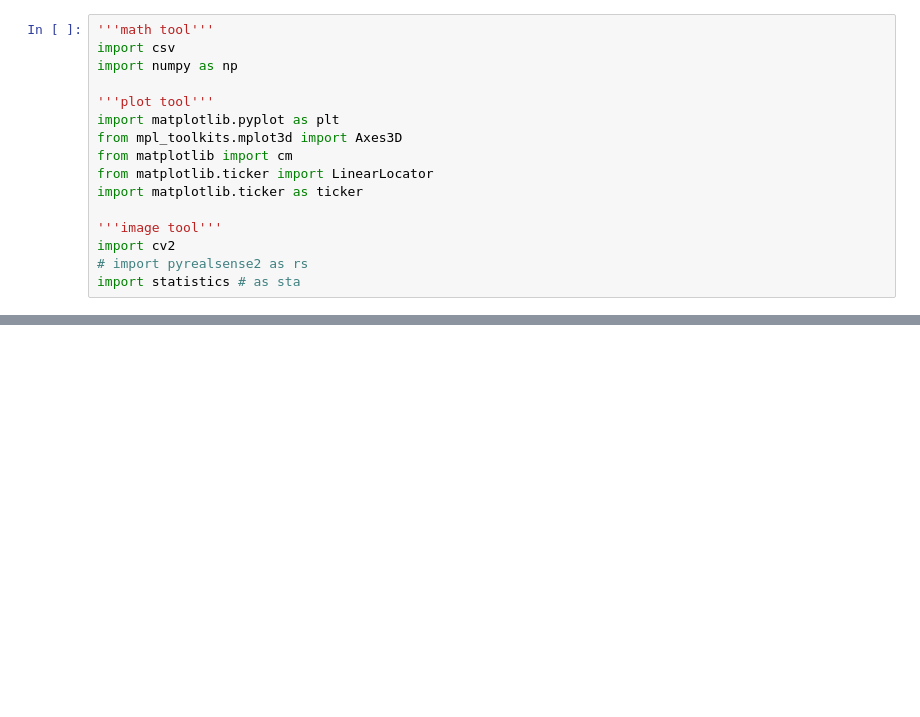
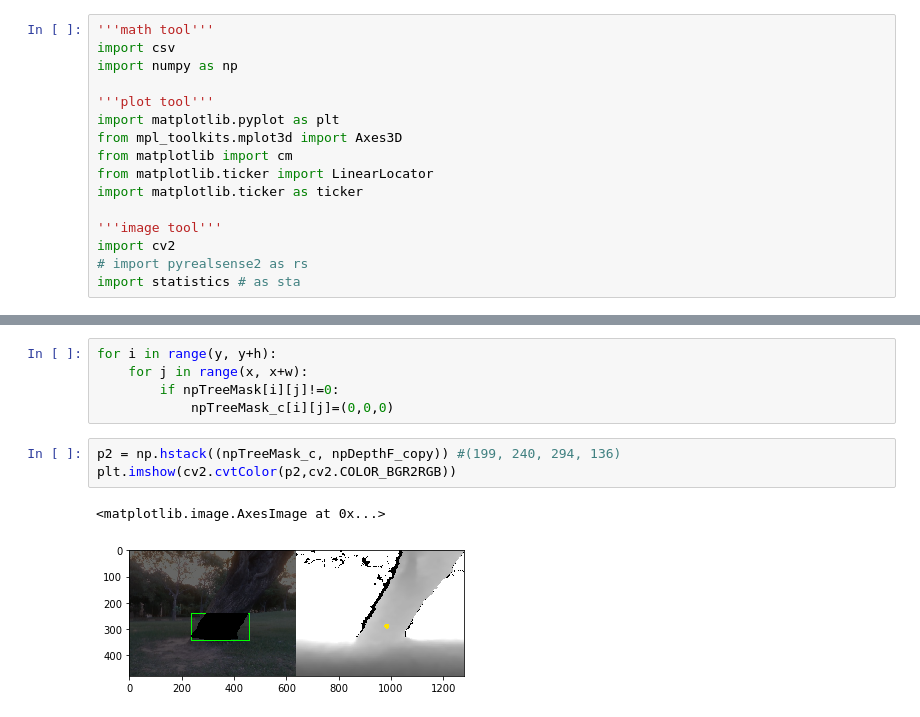
Before and after one commit to wowyunDBL/depth_app, a Jupyter notebook: jupyterNotebook/mark_obj.ipynb, the cells around one changed output, grey strips where cells are left out. Drawn from its saved outputs; the diff is of its cells as text; blank space fills up the shorter version.

```diff
--- a/jupyterNotebook/mark_obj.ipynb
+++ b/jupyterNotebook/mark_obj.ipynb
@@ -144,0 +146,11 @@ plt.imshow(cv2.cvtColor(npDepthF_copy,cv2.COLOR_BGR2RGB))
+# %%
+for i in range(y, y+h):
+    for j in range(x, x+w):
+        if npTreeMask[i][j]!=0:
+            npTreeMask_c[i][j]=(0,0,0)
+# %%
+p2 = np.hstack((npTreeMask_c, npDepthF_copy)) #(199, 240, 294, 136)
+plt.imshow(cv2.cvtColor(p2,cv2.COLOR_BGR2RGB))
+# %% [output]
+<matplotlib.image.AxesImage at 0x...>
+[figure, added]
```
Also changed, not shown: parts of 7 cells of this notebook, 2 other files.
